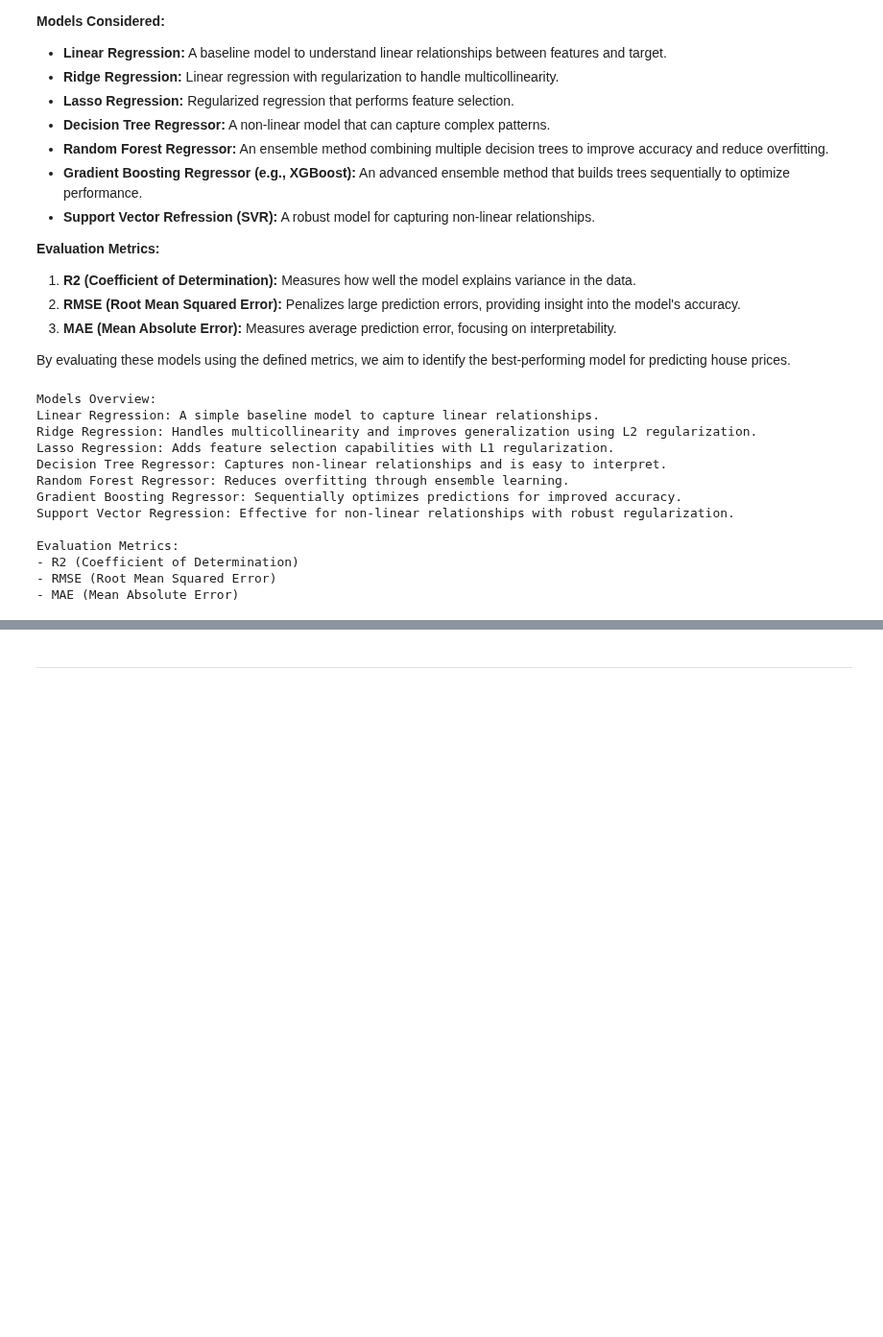
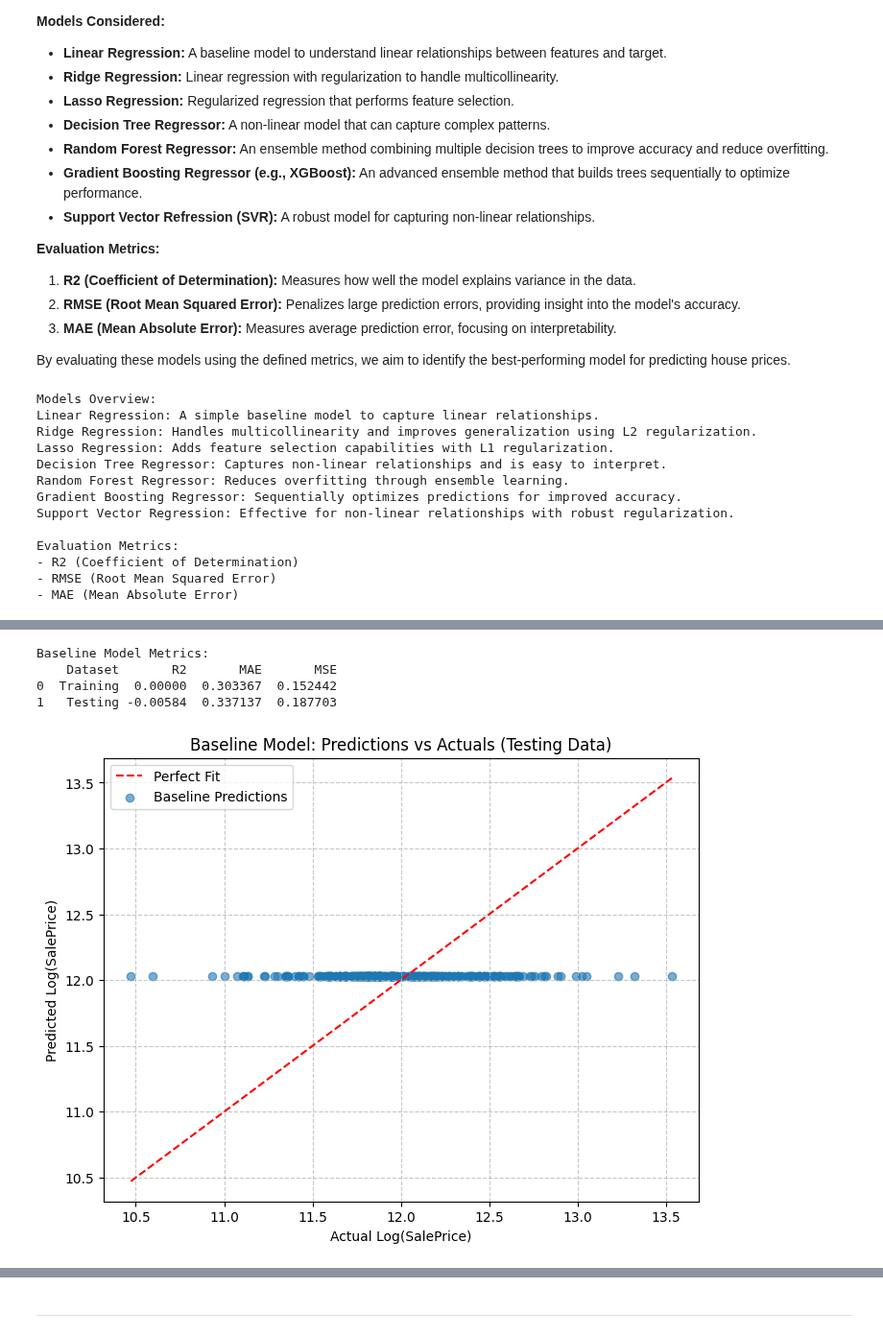
Before and after one commit to TonichaB/Predictive-Analytics-PP5, a Jupyter notebook: jupyter_notebooks/05_Model_Training_and_Evaluation.ipynb, the cells around one changed output, grey strips where cells are left out. Shown at 96% size. Cells and saved outputs as stored; diff of their text form; code cells hidden in the pictures; blank space fills up the shorter version.

Commit message:
feat: Add baseline model implementation and analysis.

```diff
--- a/jupyter_notebooks/05_Model_Training_and_Evaluation.ipynb
+++ b/jupyter_notebooks/05_Model_Training_and_Evaluation.ipynb
@@ -271,0 +283,50 @@ Evaluation Metrics:
+# %%
+import numpy as np
+from sklearn.metrics import mean_absolute_error, mean_squared_error, r2_score
+
+# Define the baseline model: Mean Predictor
+y_baseline_train = [y_train.mean()] * len(y_train)
+y_baseline_test = [y_train.mean()] * len(y_test)
+
+# Calculate performance metrics
+baseline_metrics = {
+    "Dataset": ["Training", "Testing"],
+    "R2": [
+        r2_score(y_train, y_baseline_train),
+        r2_score(y_test, y_baseline_test)
+    ],
+    "MAE": [
+        mean_absolute_error(y_train, y_baseline_train),
+        mean_absolute_error(y_test, y_baseline_test)
+    ],
+    "MSE": [
+        mean_squared_error(y_train, y_baseline_train),
+        mean_squared_error(y_test, y_baseline_test)
+    ]
+}
+
+# Convert to DataFrame for display
+baseline_metrics_df = pd.DataFrame(baseline_metrics)
+
+# Display metrics
+print("Baseline Model Metrics:")
+print(baseline_metrics_df)
+
+# Plot baseline predictions vs true values (Testing)
+import matplotlib.pyplot as plt
+
+plt.figure(figsize=(8, 6))
+plt.scatter(y_test, y_baseline_test, alpha=0.6, label="Baseline Predictions")
+plt.plot([min(y_test), max(y_test)], [min(y_test), max(y_test)], 'r--', label="Perfect Fit")
+plt.title("Baseline Model: Predictions vs Actuals (Testing Data)")
+plt.xlabel("Actual Log(SalePrice)")
+plt.ylabel("Predicted Log(SalePrice)")
+plt.legend()
+plt.grid(axis='both', linestyle='--', alpha=0.7)
+plt.show()
+# %% [output]
+Baseline Model Metrics:
+    Dataset       R2       MAE       MSE
+0  Training  0.00000  0.303367  0.152442
+1   Testing -0.00584  0.337137  0.187703
+[figure, added]
```
Also changed, not shown: parts of 3 cells of this notebook.
